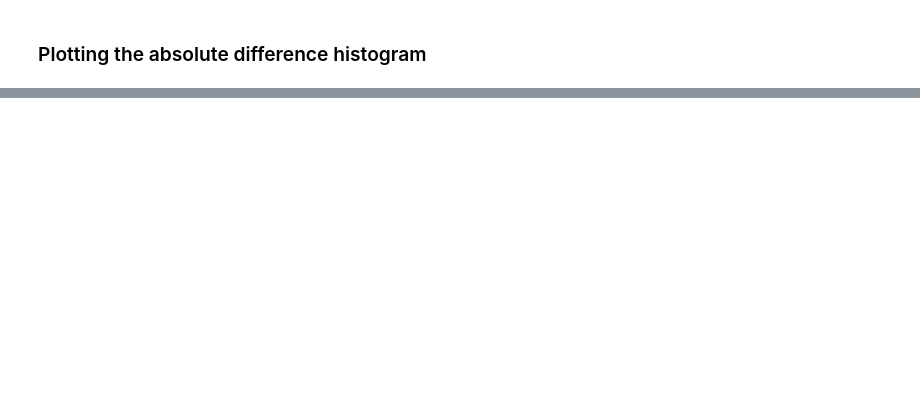
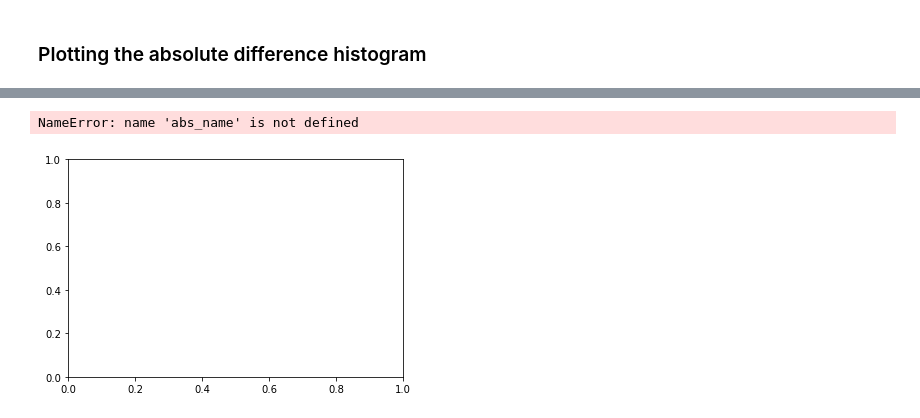
Before and after one commit to aa-12323/balrog_mcal, a Jupyter notebook: lib/difference.ipynb, the cells around one changed output, grey strips where cells are left out. Saved outputs shown, nothing was run; the diff lists cells and outputs as text; code cells hidden in the pictures; blank space fills up the shorter version.

```diff
--- a/lib/difference.ipynb
+++ b/lib/difference.ipynb
@@ -420,0 +438,36 @@ NameError: name 'riz_frac' is not defined
+# %%
+def frac_plot (name,keys, diff_dict,frac_diff,mean_diff,std_diff,std_frac,mean_frac):
+    frac_name = name
+    for i,key in enumerate(keys):
+
+    # print (" {:05.2f}%".format(i*100/len(mcal_keys)),sep=' ', end='',flush=True)
+        data = frac_diff[key][:]
+
+        lower = mean_frac[key] - 2*std_frac[key]
+        upper = mean_frac[key] + 2*std_frac[key]
+
+    # plot frac difference
+
+        fig = plt.figure();
+        ax = fig.add_subplot(111);
+
+        if key in excluded_balrog:
+            continue
+        elif key in log_keys:
+            lower = 10**(-2) if lower <= 0 else lower;
+            BINS = 10 ** np.linspace(np.log10(lower),np.log10(upper))
+            H = plt.hist(data,label ='{}'.format(abs_name),bins=BINS,log=True,histtype = 'step');
+            plt.xscale('log');
+            plt.xlabel(key+' in log scale');
+        else:
+            H = plt.hist(data,label ='{}'.format(abs_name),log=True, bins = 50,histtype = 'step');
+            plt.xlabel(key + " in linear scale");
+        ax.text(1,1,'std={:05.3e} mean={:05.3e}'
+                .format(std_frac[key],mean_frac[key]),verticalalignment = 'top',horizontalalignment = 'right',transform=ax.transAxes,color='black',fontsize=7);
+        plt.ylabel("frequency");
+        plt.title("Histogram of fractional difference in {}".format(key));
+        mkdir_p("/home/cz136/project/balrog/data/hist/diff/")
+        output_dir = "/home/cz136/project/balrog/data/hist/diff/{}".format(abs_name);
+        mkdir_p(output_dir);
+        plt.savefig("{}/{}".format(output_dir,key),dpi=300);
+        plt.close()
@@ -421,3 +483,9 @@ NameError: name 'riz_frac' is not defined
+# %%
+frac_plot("riz_frac_diff",riz_keys,*get_difference(final_catalog_array[0],final_catalog_array[1],riz_keys))
+frac_plot("griz_frac_diff",griz_keys,*get_difference(final_catalog_array[2],final_catalog_array[3],griz_keys))
+# %% [output]
+NameError: name 'abs_name' is not defined
+[figure, added]
 # %%
 f = open('./hist/diff/diff_stat.txt','w+')
 
```
Also changed, not shown: parts of 29 cells of this notebook, 13 other files.
